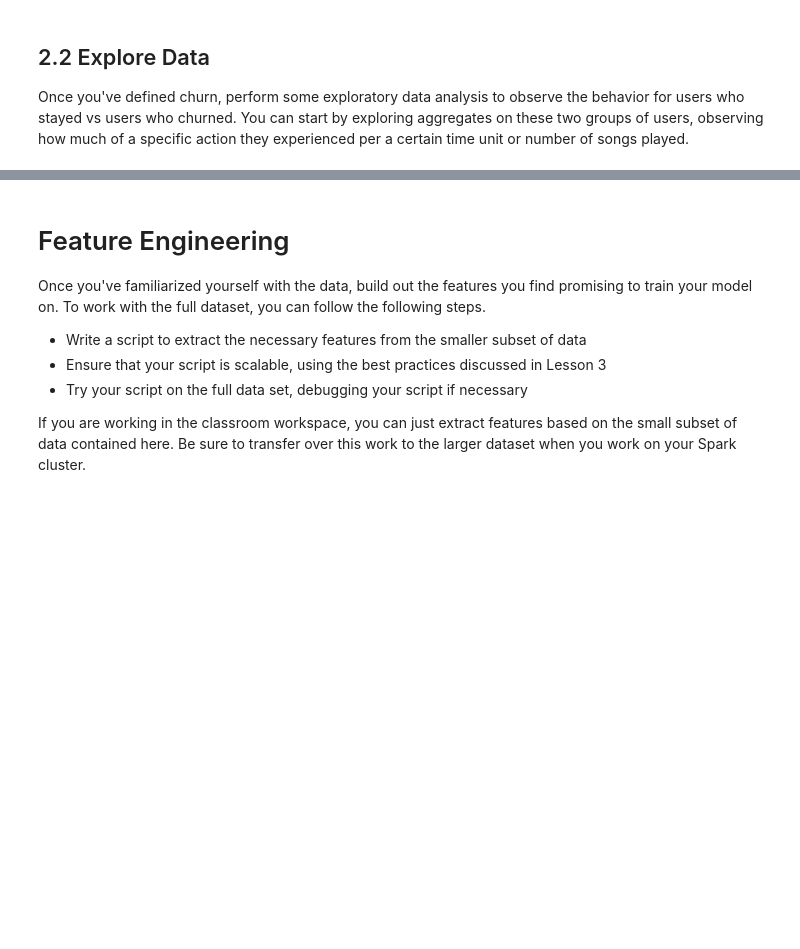
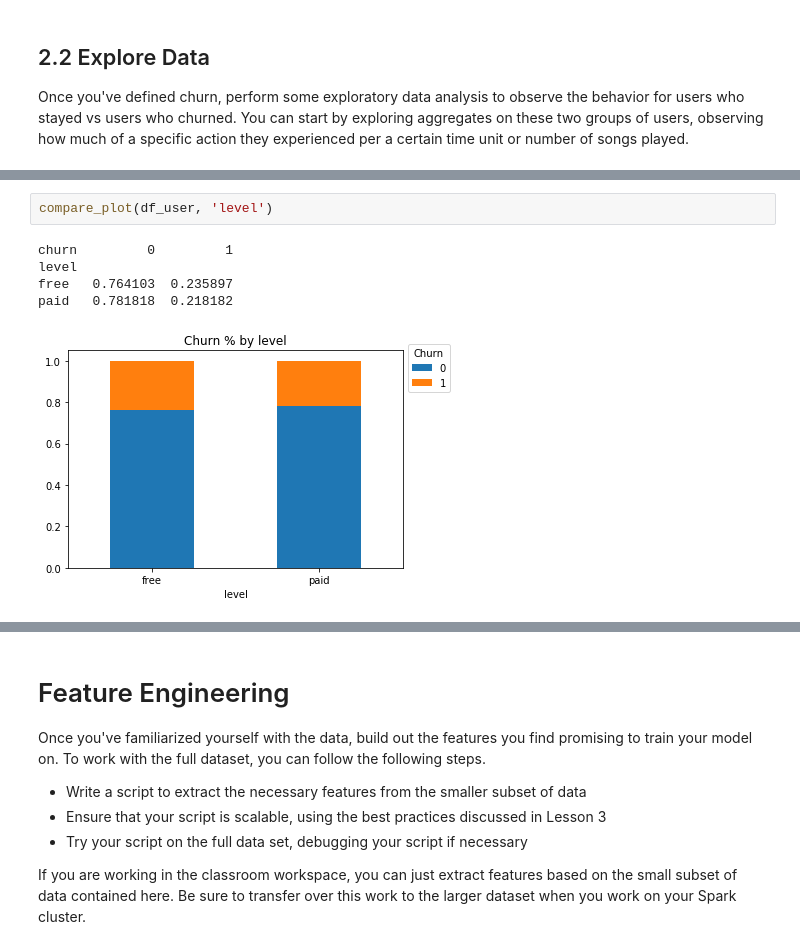
Before and after one commit to noemistatcat/Sparkify-Capstone-Project, a Jupyter notebook: Sparkify.ipynb, the cells around one changed output, grey strips where cells are left out. Cells and saved outputs as stored; diff of their text form; blank space fills up the shorter version.

```diff
--- a/Sparkify.ipynb
+++ b/Sparkify.ipynb
@@ -178,0 +226,8 @@ for col in df.columns:
+# %%
+compare_plot(df_user, 'level')
+# %% [output]
+churn         0         1
+level
+free   0.764103  0.235897
+paid   0.781818  0.218182
+[figure, added]
```
Also changed, not shown: parts of 51 cells of this notebook.
